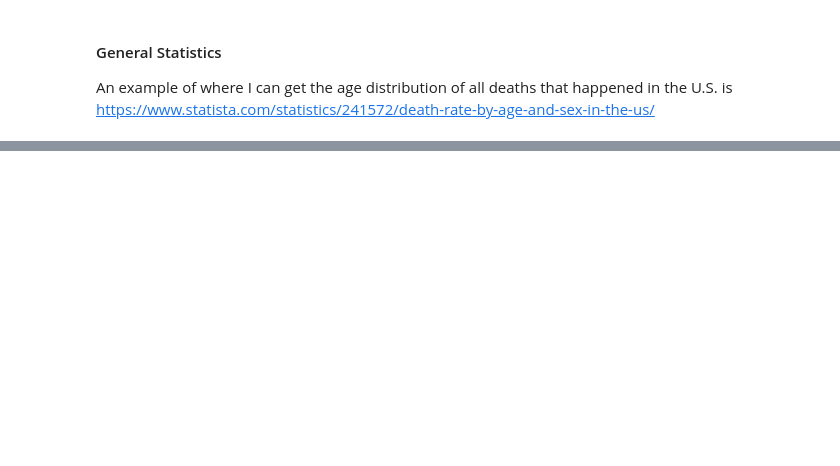
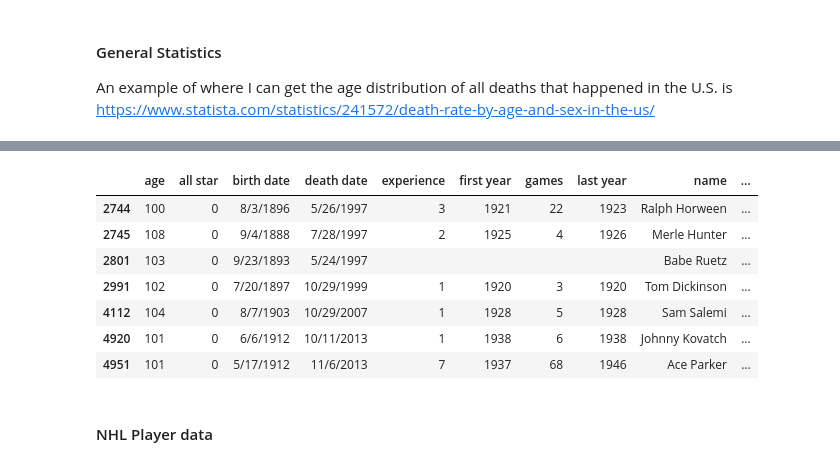
Before and after one commit to erichkuo/capstone, a Jupyter notebook: Vital Statistics of Pro Athletes.ipynb, the cells around one changed output, grey strips where cells are left out. Cells and saved outputs as stored; diff of their text form; code cells hidden in the pictures; blank space fills up the shorter version.

Commit message:
Update Vital Stats notebook

```diff
--- a/Vital Statistics of Pro Athletes.ipynb
+++ b/Vital Statistics of Pro Athletes.ipynb
@@ -31,0 +48,35 @@ https://www.statista.com/statistics/241572/death-rate-by-age-and-sex-in-the-us/
+# %%
+# Collect all football players who died in a particular year
+def football_players_who_died_in(year):
+    url = "https://www.pro-football-reference.com/years/" + str(year) + "/deaths.htm"
+    res = requests.get(url)
+
+    soup = BeautifulSoup(res.content, 'lxml')
+    table = soup.find('table')
+    players = []
+    for row in table.find_all('tr')[1:]:
+        player = {}
+        hidden = row.find('th', {'data-stat': 'player'})
+        player['name'] = hidden.find('a').text
+        player['position'] = row.find('td', {'data-stat': 'pos'}).text
+        player['age'] = row.find('td', {'data-stat': 'age'}).text
+        player['death date'] = row.find('td', {'data-stat': 'death_date_mod'}).text
+        player['birth date'] = row.find('td', {'data-stat': 'birth_date_mod'}).text
+        player['experience'] = row.find('td', {'data-stat': 'experience'}).text
+        player['first year'] = row.find('td', {'data-stat': 'year_min'}).text
+        player['last year'] = row.find('td', {'data-stat': 'year_max'}).text
+        player['games'] = row.find('td', {'data-stat': 'g'}).text
+        player['all star'] = row.find('td', {'data-stat': 'pro_bowls'}).text
+        players.append(player)
+
+    return players
+# %%
+players = []
+for year in range(1970, 2019):
+    players.extend(football_players_who_died_in(year))
+    time.sleep(1)
+# %%
+football_players = players
+# %%
+football_df = pd.DataFrame(football_players)
+football_df.head()
@@ -31,0 +119,13 @@ https://www.statista.com/statistics/241572/death-rate-by-age-and-sex-in-the-us/
+# %%
+football_df[[len(x) > 2 for x in football_df['age']]]
+# %% [output]
+|  | age | all star | birth date | death date | experience | first year | games | last year | name | ... |
+| 2744 | 100 | 0 | 8/3/1896 | 5/26/1997 | 3 | 1921 | 22 | 1923 | Ralph Horween | ... |
+| 2745 | 108 | 0 | 9/4/1888 | 7/28/1997 | 2 | 1925 | 4 | 1926 | Merle Hunter | ... |
+| 2801 | 103 | 0 | 9/23/1893 | 5/24/1997 |  |  |  |  | Babe Ruetz | ... |
+| 2991 | 102 | 0 | 7/20/1897 | 10/29/1999 | 1 | 1920 | 3 | 1920 | Tom Dickinson | ... |
+| 4112 | 104 | 0 | 8/7/1903 | 10/29/2007 | 1 | 1928 | 5 | 1928 | Sam Salemi | ... |
+| 4920 | 101 | 0 | 6/6/1912 | 10/11/2013 | 1 | 1938 | 6 | 1938 | Johnny Kovatch | ... |
+| 4951 | 101 | 0 | 5/17/1912 | 11/6/2013 | 7 | 1937 | 68 | 1946 | Ace Parker | ... |
+# %% [markdown]
+#### NHL Player data
```
Also changed, not shown: parts of 44 cells of this notebook.
